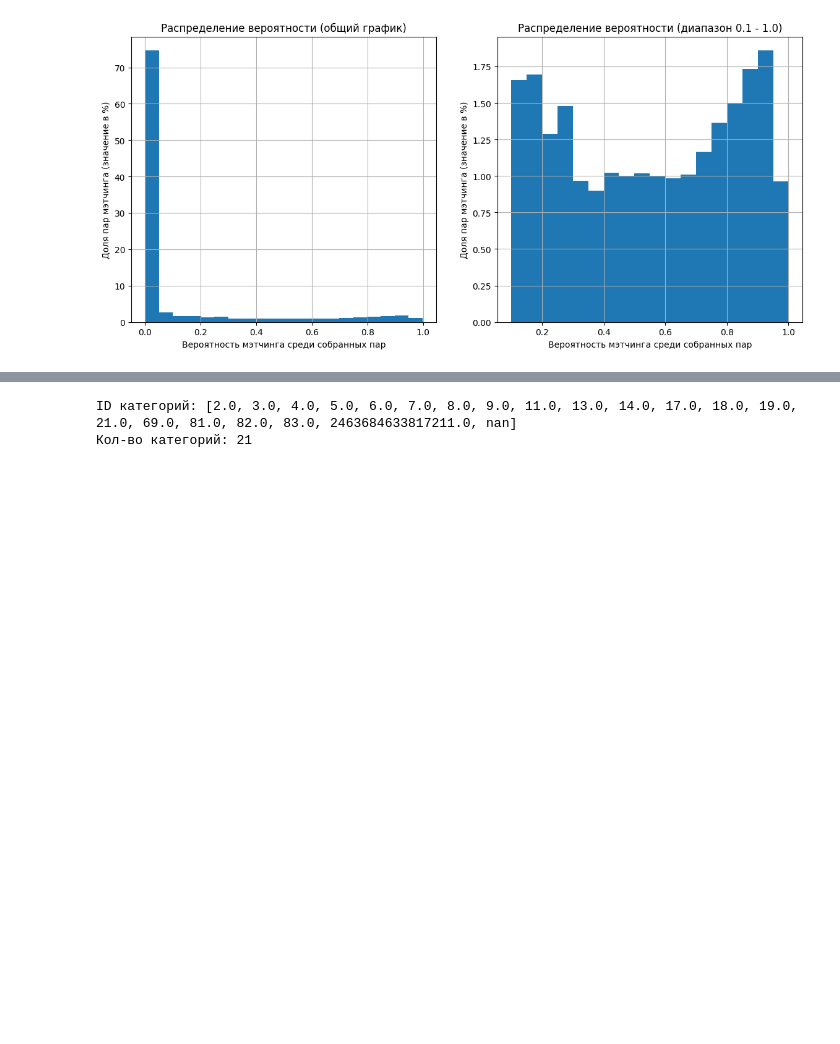
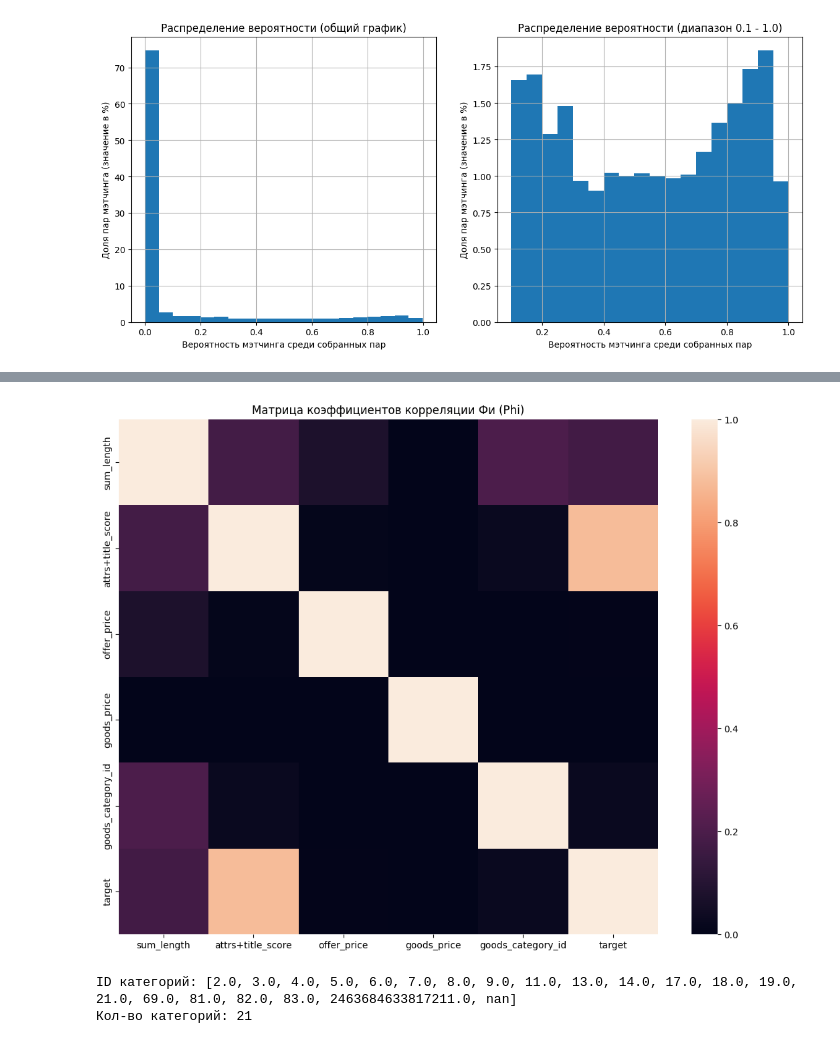
Before and after one commit to Danspers/Samokat.tech-Matching, a Jupyter notebook: Samokat.tech-Matching.ipynb, the cells around one changed output, grey strips where cells are left out. Drawn from its saved outputs; the diff is of its cells as text; code cells hidden in the pictures; blank space fills up the shorter version.

```diff
--- a/Samokat.tech-Matching.ipynb
+++ b/Samokat.tech-Matching.ipynb
@@ -175,3 +182,13 @@ plt.show()
+# %%
+# корреляции Фи
+num_columns = ['sum_length', 'attrs+title_score', 'offer_price', 'goods_price', 'goods_category_id', 'target']
+phik_matrix = train_df[num_columns].phik_matrix(interval_cols=num_columns)
+f, ax = plt.subplots(figsize=(13, 10))
+sns.heatmap(phik_matrix)
+plt.title('Матрица коэффициентов корреляции Фи (Phi)')
+plt.show()
+# %% [output]
+[figure, added]
 # %%
 # категории товаров
 #train_df['goods_category_id'] = train_df['goods_category_id'].astype('Int64')
```
Also changed, not shown: parts of 8 cells of this notebook.
